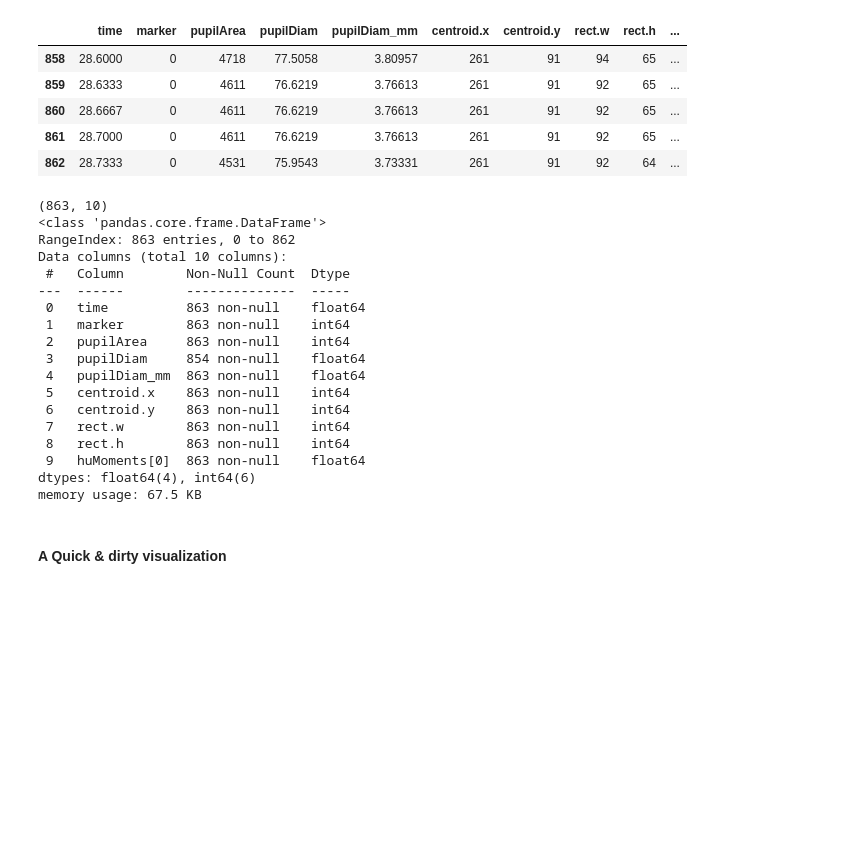
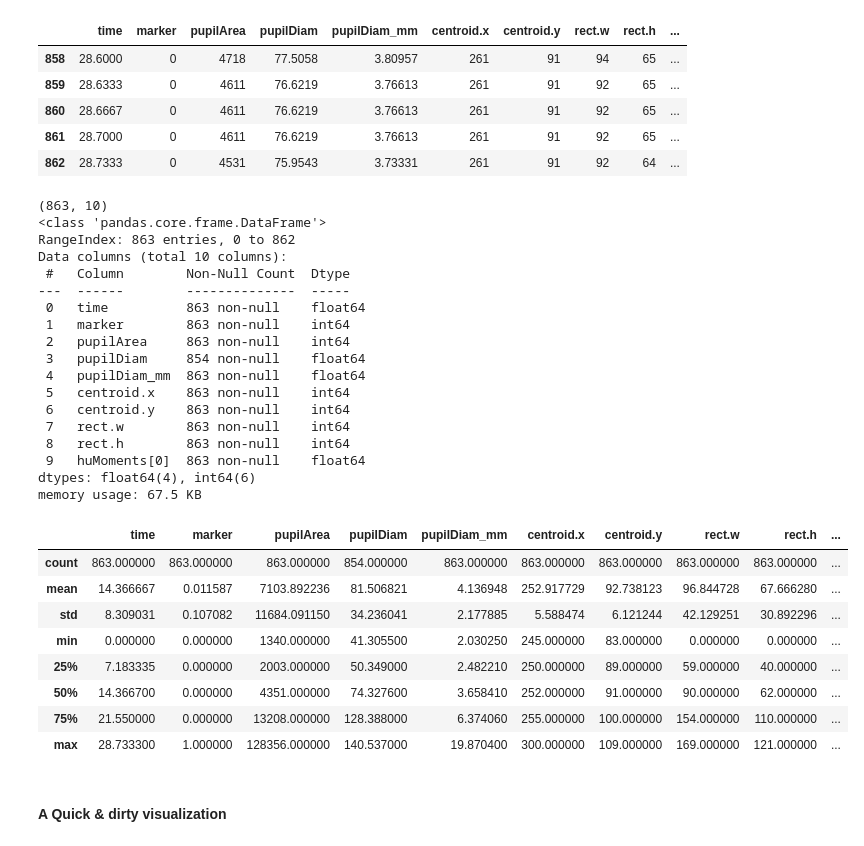
Before and after one commit to SmilodonCub/DS4VS, a Jupyter notebook: Week6/DS4VS_week6_EDA.ipynb, the cells around one changed output. Saved outputs shown, nothing was run; the diff lists cells and outputs as text; code cells hidden in the pictures; blank space fills up the shorter version.

```diff
--- a/Week6/DS4VS_week6_EDA.ipynb
+++ b/Week6/DS4VS_week6_EDA.ipynb
@@ -212,25 +233,35 @@ pupil_df.tail()
 # %%
 print( pupil_df.shape )
 pupil_df.info()
+pupil_df.describe()
 # %% [output]
 (863, 10)
 <class 'pandas.core.frame.DataFrame'>
 RangeIndex: 863 entries, 0 to 862
 Data columns (total 10 columns):
  #   Column        Non-Null Count  Dtype
 ---  ------        --------------  -----
  0   time          863 non-null    float64
  1   marker        863 non-null    int64
  2   pupilArea     863 non-null    int64
  3   pupilDiam     854 non-null    float64
  4   pupilDiam_mm  863 non-null    float64
  5   centroid.x    863 non-null    int64
  6   centroid.y    863 non-null    int64
  7   rect.w        863 non-null    int64
  8   rect.h        863 non-null    int64
  9   huMoments[0]  863 non-null    float64
 dtypes: float64(4), int64(6)
 memory usage: 67.5 KB
+|  | time | marker | pupilArea | pupilDiam | pupilDiam_mm | centroid.x | centroid.y | rect.w | rect.h | ... |
+| count | 863.000000 | 863.000000 | 863.000000 | 854.000000 | 863.000000 | 863.000000 | 863.000000 | 863.000000 | 863.000000 | ... |
+| mean | 14.366667 | 0.011587 | 7103.892236 | 81.506821 | 4.136948 | 252.917729 | 92.738123 | 96.844728 | 67.666280 | ... |
+| std | 8.309031 | 0.107082 | 11684.091150 | 34.236041 | 2.177885 | 5.588474 | 6.121244 | 42.129251 | 30.892296 | ... |
+| min | 0.000000 | 0.000000 | 1340.000000 | 41.305500 | 2.030250 | 245.000000 | 83.000000 | 0.000000 | 0.000000 | ... |
+| 25% | 7.183335 | 0.000000 | 2003.000000 | 50.349000 | 2.482210 | 250.000000 | 89.000000 | 59.000000 | 40.000000 | ... |
+| 50% | 14.366700 | 0.000000 | 4351.000000 | 74.327600 | 3.658410 | 252.000000 | 91.000000 | 90.000000 | 62.000000 | ... |
+| 75% | 21.550000 | 0.000000 | 13208.000000 | 128.388000 | 6.374060 | 255.000000 | 100.000000 | 154.000000 | 110.000000 | ... |
+| max | 28.733300 | 1.000000 | 128356.000000 | 140.537000 | 19.870400 | 300.000000 | 109.000000 | 169.000000 | 121.000000 | ... |
 # %% [markdown]
 #### A Quick & dirty visualization
 # %%
```
Also changed, not shown: parts of 15 cells of this notebook, 1 other file.
